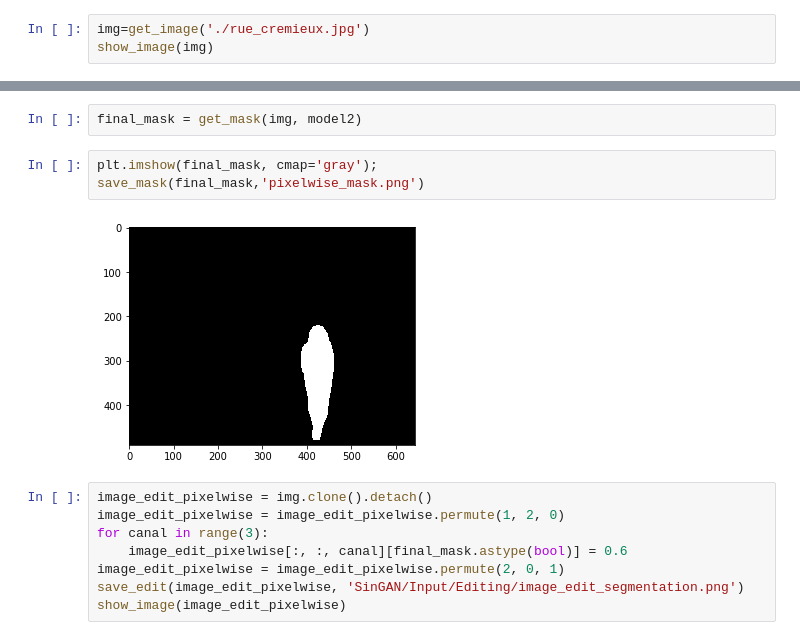
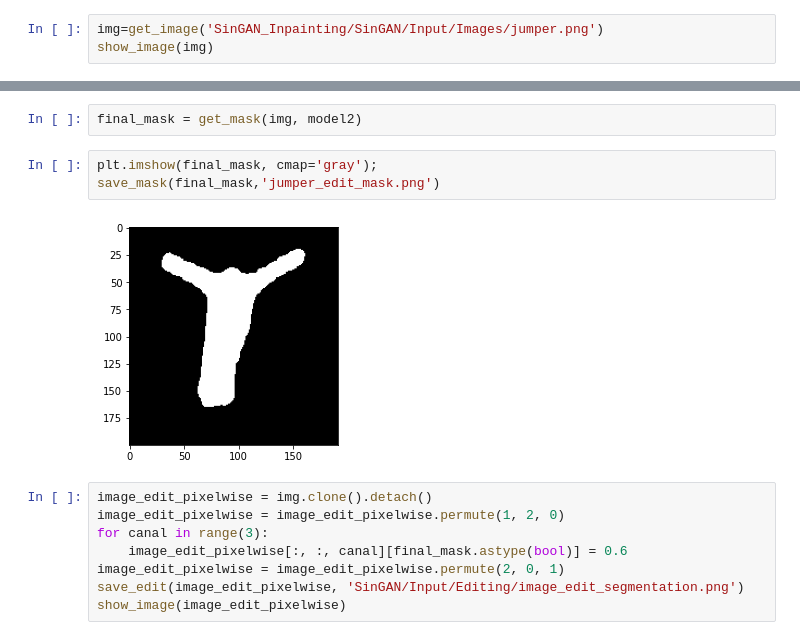
Before and after one commit to jhauret/SinGAN_Inpainting, a Jupyter notebook: naive_edit.ipynb, the cells around one changed output, grey strips where cells are left out. Saved outputs shown, nothing was run; the diff lists cells and outputs as text.

```diff
--- a/naive_edit.ipynb
+++ b/naive_edit.ipynb
@@ -33,6 +58,6 @@ def save_edit(data,file):
     edit = T.ToPILImage(mode='RGB')(data)
     edit.save(file)
 # %%
-img=get_image('./rue_cremieux.jpg')
+img=get_image('SinGAN_Inpainting/SinGAN/Input/Images/jumper.png')
 show_image(img)
 # %% [output]
@@ -89,9 +116,9 @@ def get_mask(img, model, mask_threshhold=0.2, label_threshhold =0.9):
 final_mask = get_mask(img, model2)
 # %%
 plt.imshow(final_mask, cmap='gray');
-save_mask(final_mask,'pixelwise_mask.png')
+save_mask(final_mask,'jumper_edit_mask.png')
 # %% [output]
-[figure, old version]
+[figure, new version]
 # %%
 image_edit_pixelwise = img.clone().detach()
 image_edit_pixelwise = image_edit_pixelwise.permute(1, 2, 0)
```
Also changed, not shown: parts of 9 cells of this notebook.
